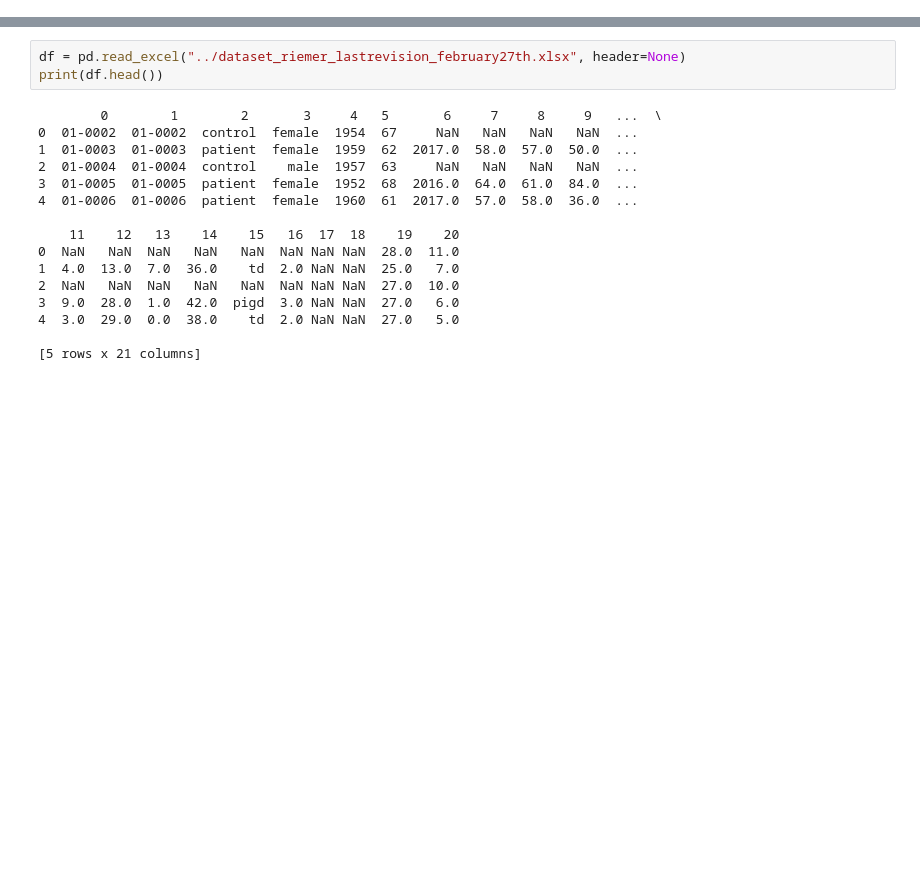
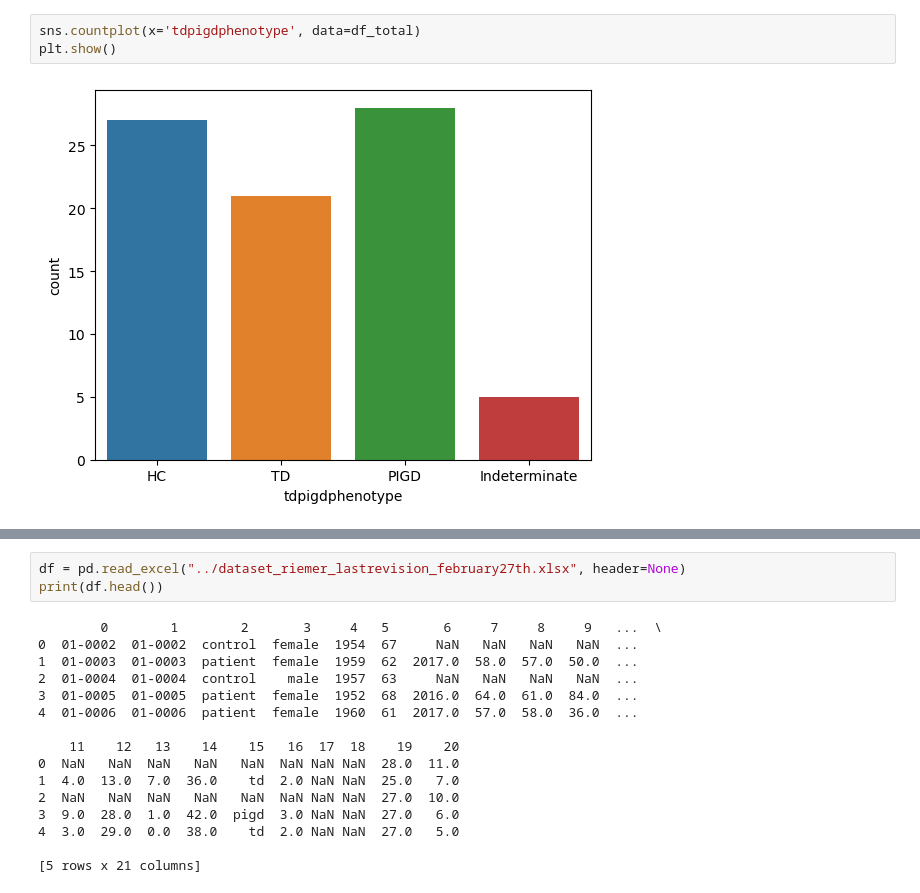
Before and after one commit to signehogstad/master, a Jupyter notebook: clinical_data_analysis.ipynb, the cells around one changed output, grey strips where cells are left out. Cells and saved outputs as stored; diff of their text form; blank space fills up the shorter version.

```diff
--- a/clinical_data_analysis.ipynb
+++ b/clinical_data_analysis.ipynb
@@ -13,0 +218,5 @@ Index(['id', 'id ', 'status', 'gender', 'yearofbirth', 'ageatbaseline',
+# %%
+sns.countplot(x='tdpigdphenotype', data=df_total)
+plt.show()
+# %% [output]
+[figure, added]
```
Also changed, not shown: parts of 30 cells of this notebook.
